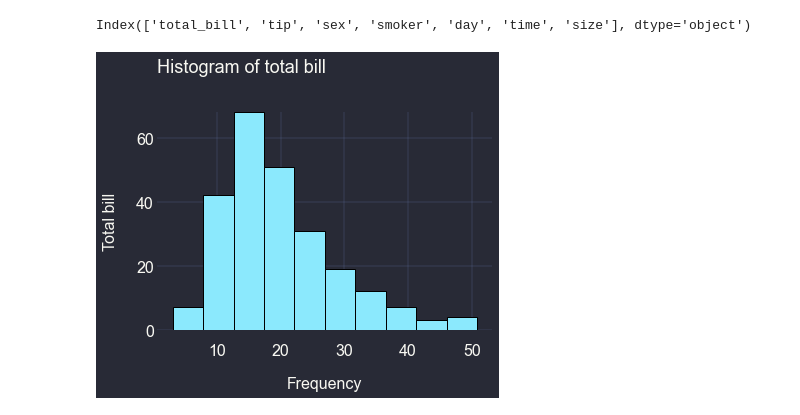
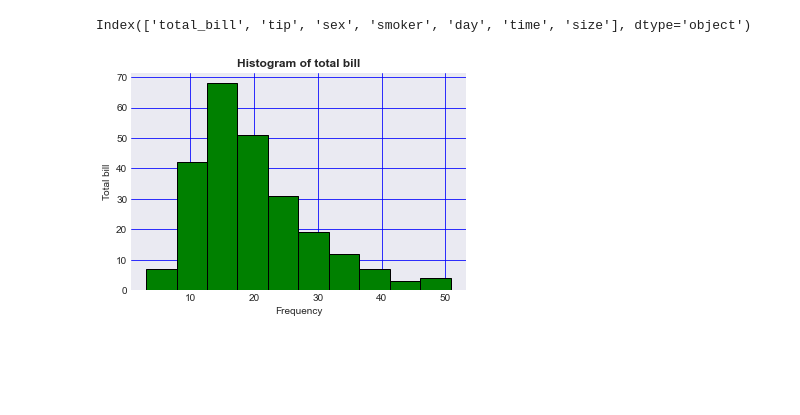
Before and after one commit to prakharjadaun/ML-Learn-With-Me, a Jupyter notebook: 06 - Introduction To Plotting.ipynb, the cells around one changed output. Saved outputs shown, nothing was run; the diff lists cells and outputs as text; code cells hidden in the pictures; blank space fills up the shorter version.

```diff
--- a/06 - Introduction To Plotting.ipynb
+++ b/06 - Introduction To Plotting.ipynb
@@ -222,11 +220,6 @@ tips
 | 242 | 17.82 | 1.75 | Male | No | Sat | Dinner | 2 |
 | 243 | 18.78 | 3.00 | Female | No | Thur | Dinner | 2 |
 244 rows × 7 columns
-# %%
-# Let's use some new styles with a new library called 'matplotx'
-import matplotx
-# We will use it further in the upcoming plots
-plt.style.use(matplotx.styles.dracula)
 # %% [markdown]
 #### **Histograms**
 # %% [markdown]
@@ -239,11 +232,13 @@ Index(['total_bill', 'tip', 'sex', 'smoker', 'day', 'time', 'size'], dtype='obje
 # %%
 # let's create a histogram of total_bill
 x = tips['total_bill']
-plt.hist(x,bins=10,edgecolor='black')       # function to plot a histogram
-plt.title("Histogram of total bill")        # function to set the title for the plot
+# edgecolor colors the edges of the histograms with the specified color
+plt.hist(x,bins=10,edgecolor='black',color='green')       # function to plot a histogram
+# fontweight specifies the type of the font
+plt.title("Histogram of total bill",fontweight='bold')        # function to set the title for the plot
 plt.ylabel("Total bill")                    # function to set the label of y axis
 plt.xlabel("Frequency")                     # function to set the label of x axis
-plt.grid(linestyle='-')
+plt.grid(linestyle='-',color='b')           # function to apply the grid lines
 plt.show()
 # %% [output]
-[figure, old version]
+[figure, new version]
```
Also changed, not shown: parts of 5 cells of this notebook.
